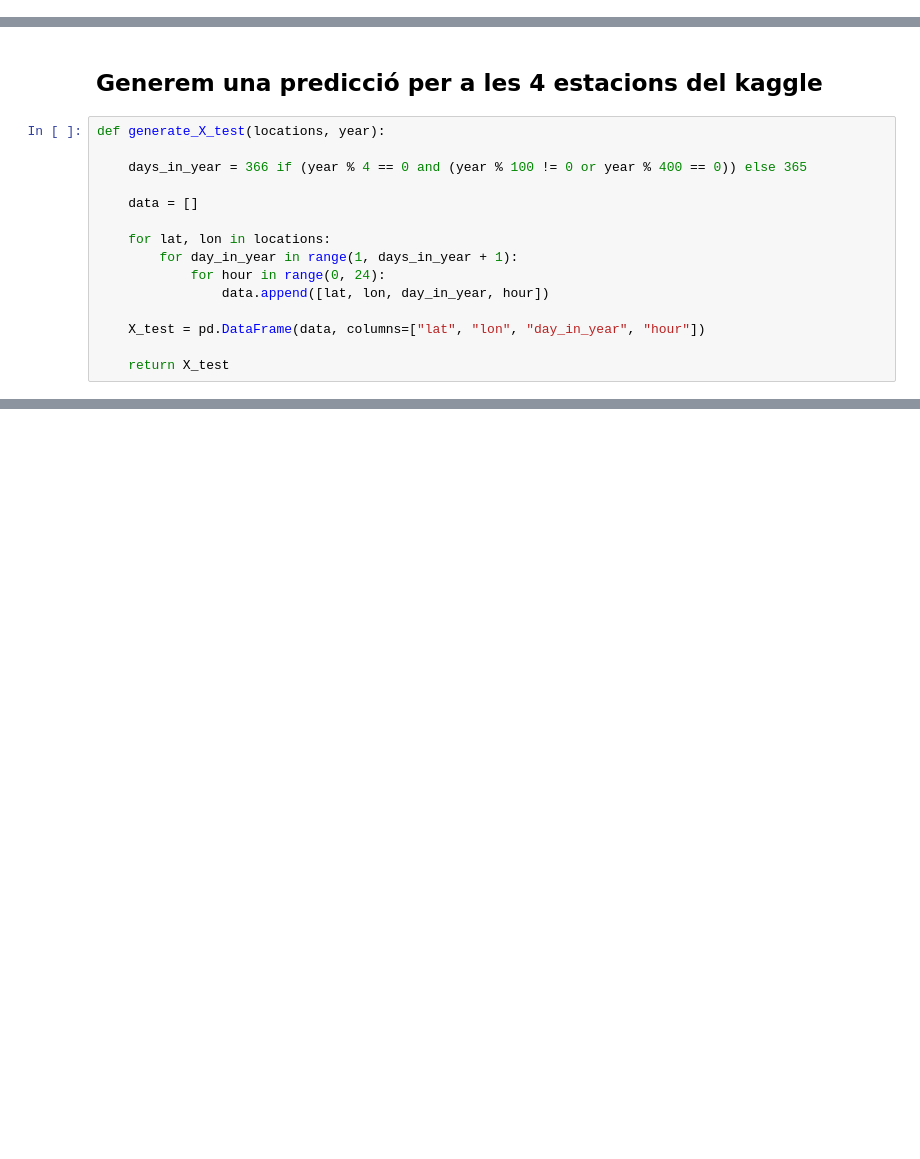
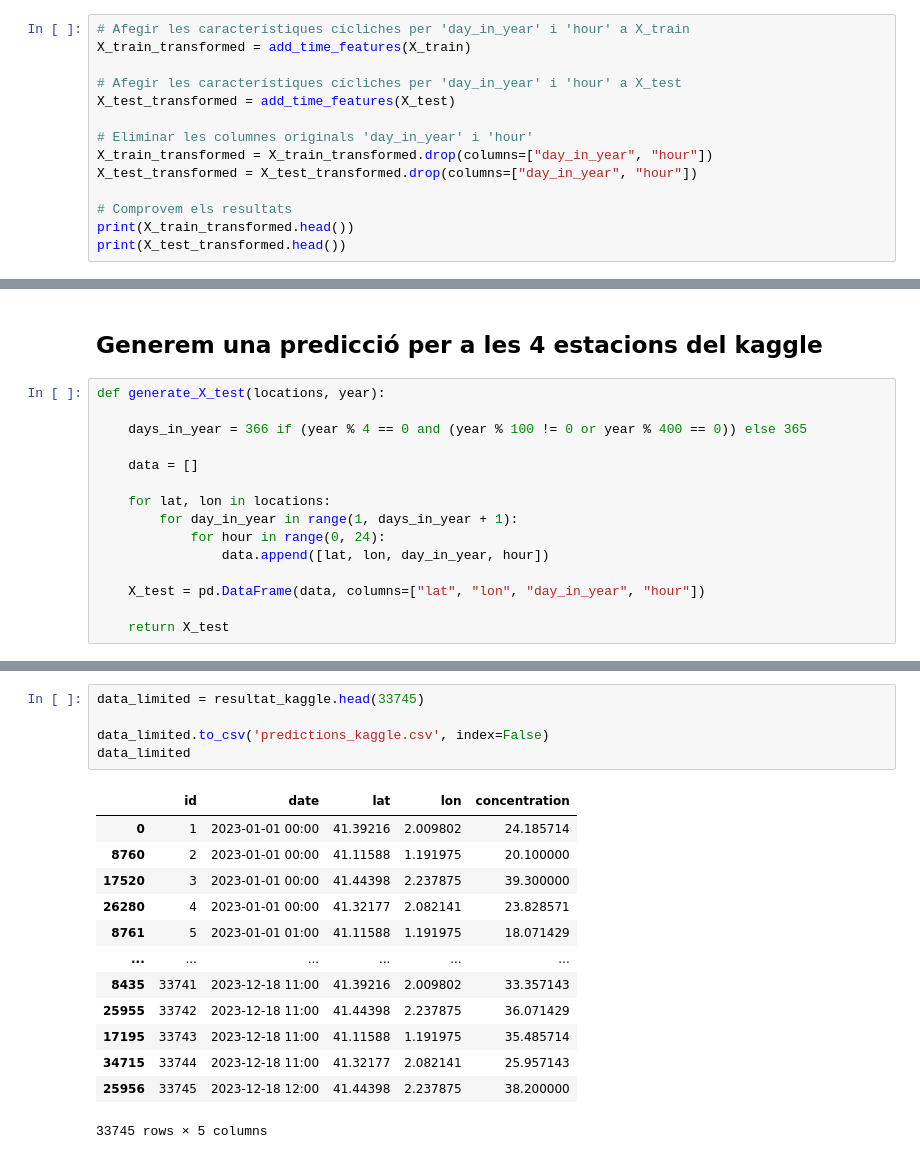
Before and after one commit to ChengjiePL/Fem-Visible-Invisible, a Jupyter notebook: Backend/python/Scripts/Notebook.ipynb, the cells around one changed output, grey strips where cells are left out. Cells and saved outputs as stored; diff of their text form; blank space fills up the shorter version.

```diff
--- a/Backend/python/Scripts/Notebook.ipynb
+++ b/Backend/python/Scripts/Notebook.ipynb
@@ -107,3 +133,17 @@ y_train = data_transformed_training["concentration"]
 
 X_test = data_transformed_testing[["lat", "lon", "day_in_year", "hour"]]
 y_test = data_transformed_testing["concentration"]
+# %%
+# Afegir les característiques cícliches per 'day_in_year' i 'hour' a X_train
+X_train_transformed = add_time_features(X_train)
+
+# Afegir les característiques cícliches per 'day_in_year' i 'hour' a X_test
+X_test_transformed = add_time_features(X_test)
+
+# Eliminar les columnes originals 'day_in_year' i 'hour'
+X_train_transformed = X_train_transformed.drop(columns=["day_in_year", "hour"])
+X_test_transformed = X_test_transformed.drop(columns=["day_in_year", "hour"])
+
+# Comprovem els resultats
+print(X_train_transformed.head())
+print(X_test_transformed.head())
@@ -258,3 +330,22 @@ resultat_kaggle
+# %%
+data_limited = resultat_kaggle.head(33745)
+
+data_limited.to_csv('predictions_kaggle.csv', index=False)
+data_limited
+# %% [output]
+|  | id | date | lat | lon | concentration |
+| 0 | 1 | 2023-01-01 00:00 | 41.39216 | 2.009802 | 24.185714 |
+| 8760 | 2 | 2023-01-01 00:00 | 41.11588 | 1.191975 | 20.100000 |
+| 17520 | 3 | 2023-01-01 00:00 | 41.44398 | 2.237875 | 39.300000 |
+| 26280 | 4 | 2023-01-01 00:00 | 41.32177 | 2.082141 | 23.828571 |
+| 8761 | 5 | 2023-01-01 01:00 | 41.11588 | 1.191975 | 18.071429 |
+| ... | ... | ... | ... | ... | ... |
+| 8435 | 33741 | 2023-12-18 11:00 | 41.39216 | 2.009802 | 33.357143 |
+| 25955 | 33742 | 2023-12-18 11:00 | 41.44398 | 2.237875 | 36.071429 |
+| 17195 | 33743 | 2023-12-18 11:00 | 41.11588 | 1.191975 | 35.485714 |
+| 34715 | 33744 | 2023-12-18 11:00 | 41.32177 | 2.082141 | 25.957143 |
+| 25956 | 33745 | 2023-12-18 12:00 | 41.44398 | 2.237875 | 38.200000 |
+33745 rows × 5 columns
 # %%
 def plot_concentration_per_day(df):
     df['date'] = pd.to_datetime(df['date'])
```
Also changed, not shown: parts of 11 cells of this notebook, 1 other file.
